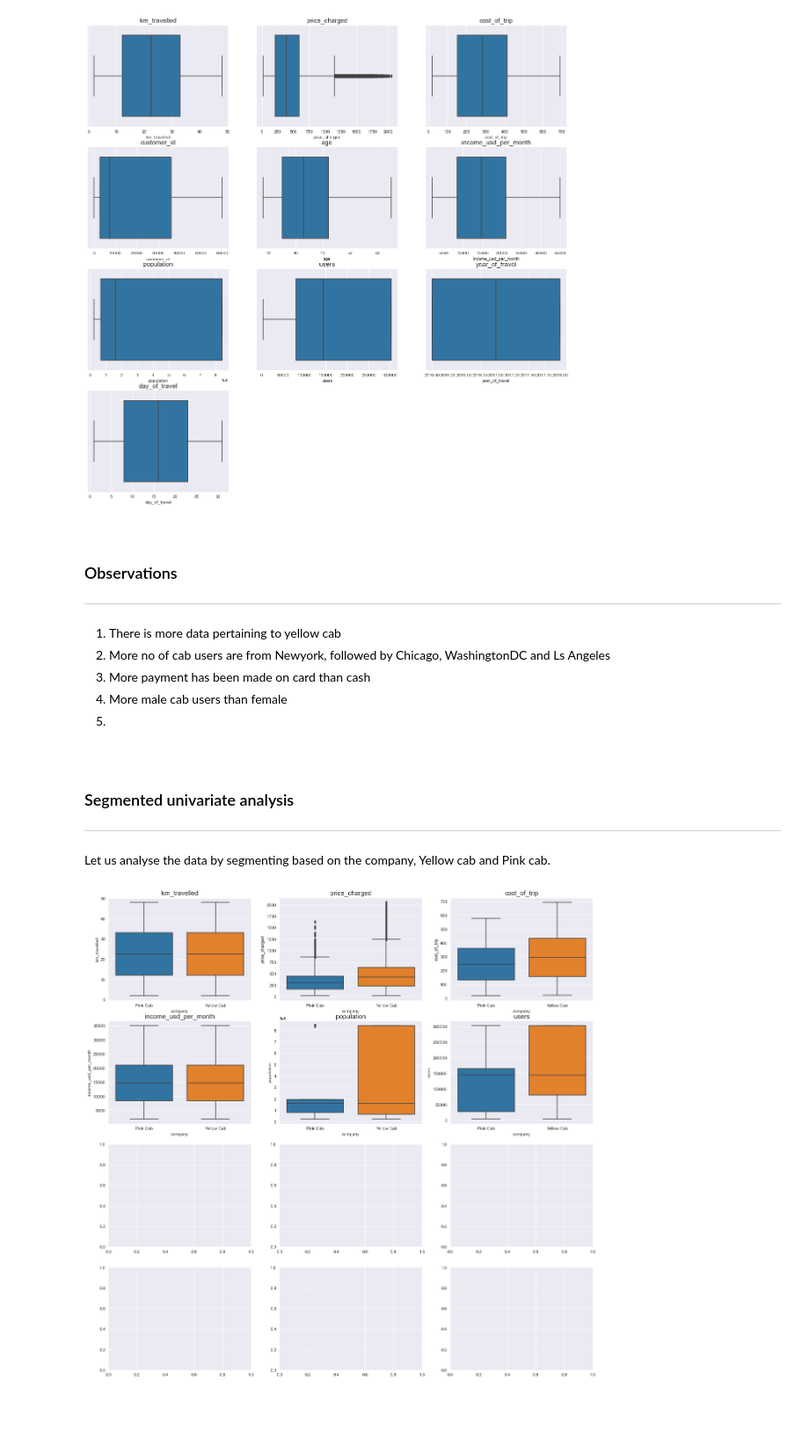
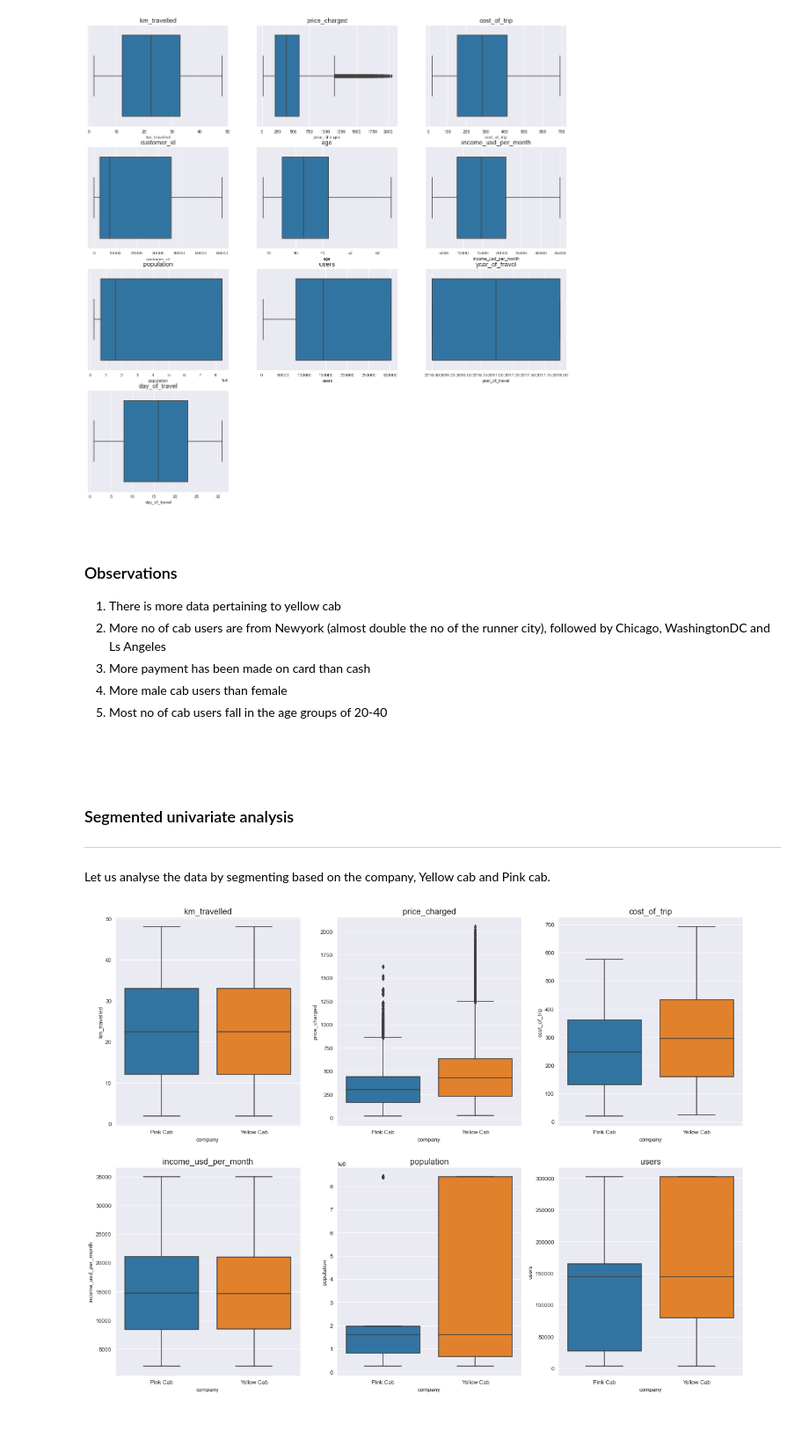
Before and after one commit to SheereenHamza/Data-Glacier, a Jupyter notebook: Week 2/G2M insight for Cab Investment firm.ipynb, the cells around one changed output. Shown at 88% size. Cells and saved outputs as stored; diff of their text form; code cells hidden in the pictures.

```diff
--- a/Week 2/G2M insight for Cab Investment firm.ipynb
+++ b/Week 2/G2M insight for Cab Investment firm.ipynb
@@ -919,6 +916,11 @@ master_df.head()
 | 2 | Yellow Cab | ATLANTA GA | 42.55 | 792.05 | 597.4020 | 29290 | Card | Male | ... |
 | 3 | Pink Cab | ATLANTA GA | 28.62 | 358.52 | 334.8540 | 27703 | Card | Male | ... |
 | 4 | Yellow Cab | ATLANTA GA | 36.38 | 721.10 | 467.1192 | 27703 | Card | Male | ... |
+# %%
+# derive column - age group
+master_df['age_group'] = pd.cut( master_df.age,
+                                bins=[0, 15, 19, 29, 39, 49, 59, 200],
+                                labels=['Kid', 'Teenager', '20s', '30s', '40s', '50s', 'Senior Citizen'])
 # %%
 master_df.info()
 # %% [output]
@@ -1222,7 +1214,7 @@ master_df.head(3)
 | 2 | Yellow Cab | ATLANTA GA | 42.55 | 792.05 | 597.4020 | 29290 | Card | Male | ... |
 # %%
 numeric_cols = ['km_travelled', 'price_charged', 'cost_of_trip', 'income_usd_per_month', 'population', 'users']
-category_cols = ['company', 'city', 'payment_mode', 'gender', 'age']
+category_cols = ['company', 'city', 'payment_mode', 'gender', 'age', 'age_group']
 date_cols = ['month_of_travel', 'year_of_travel', 'day_of_travel', 'weekday_of_travel', 'is_weekend']
 # %%
 # Analyse the numerical columns
@@ -1292,14 +1285,13 @@ ax[3,2].set_axis_off()
 <br />
 
 ### Observations
-<hr />
 <ol>
     <li> There is more data pertaining to yellow cab </li>
-    <li> More no of cab users are from Newyork, followed by Chicago, WashingtonDC and Ls Angeles </li>
+    <li> More no of cab users are from Newyork (almost double the no of the runner city), followed by Chicago, WashingtonDC and Ls Angeles </li>
     <li> More payment has been made on card than cash </li>
     <li> More male cab users than female </li>
-    <li>
-
+    <li> Most no of cab users fall in the age groups of 20-40 </li>
+</ol>
 
 <br />
 <br />
@@ -1310,16 +1302,16 @@ ax[3,2].set_axis_off()
 Let us analyse the data by segmenting based on the company, Yellow cab and Pink cab.
 <br />
 # %%
-fig, ax = plt.subplots(4,3, figsize=(20,20))
+fig, ax = plt.subplots(2,3, figsize=(20,15))
 
 # select numeric columns only
 for i, col in enumerate(numeric_cols):
     r = i // 3
     c = i % 3
     sns.boxplot(x='company', y=col, data=master_df, ax=ax[r][c])
     ax[r,c].set_title(col, fontsize=15)
 # %% [output]
-[figure, old version]
+[figure, new version]
 # %% [markdown]
 <br />
 # %%
```
Also changed, not shown: parts of 23 cells of this notebook.
